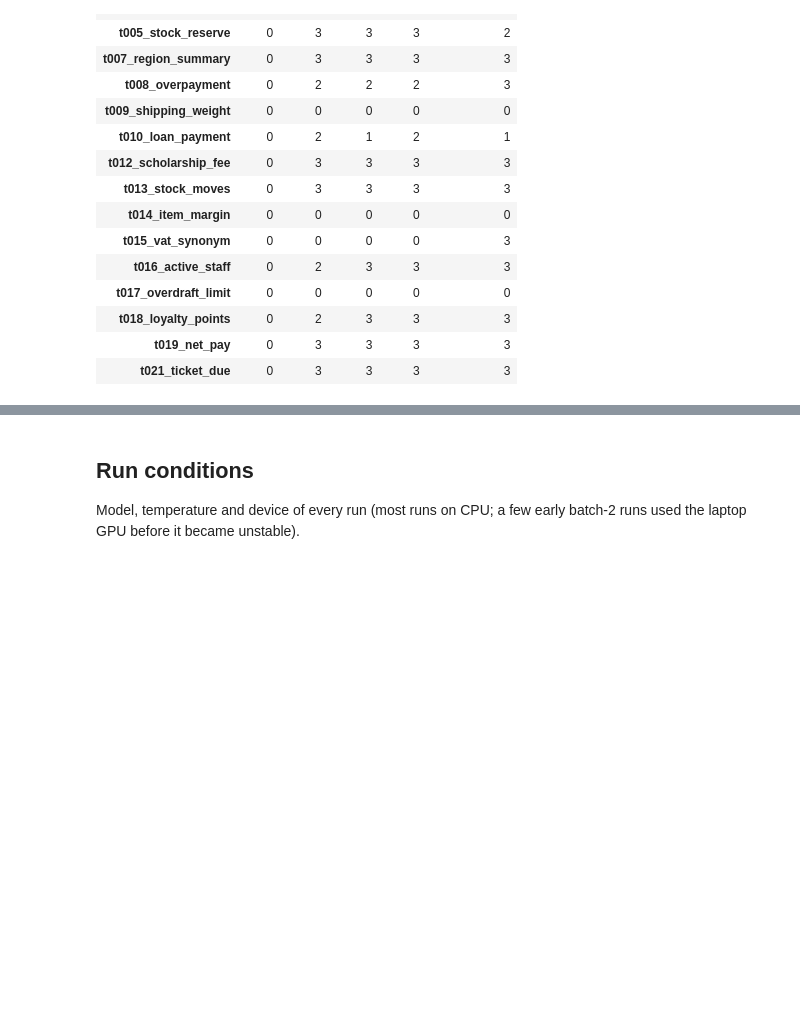
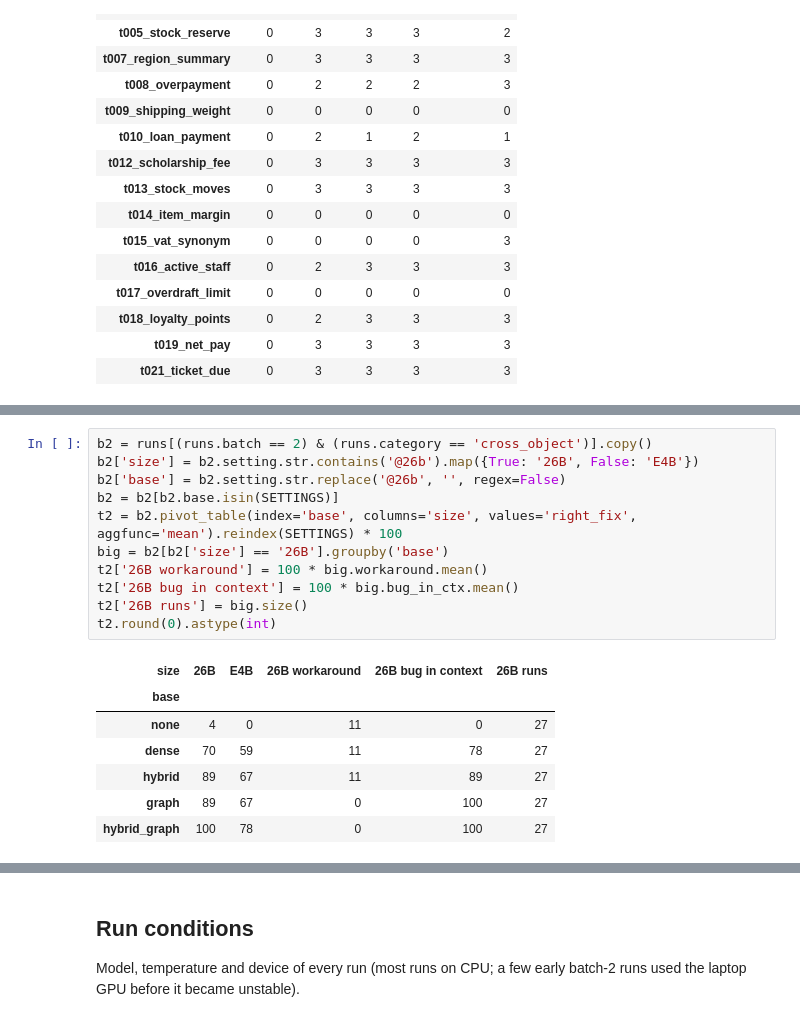
Before and after one commit to akhterquddus-ops/plsql-fix, a Jupyter notebook: notebooks/plsql_fix_results.ipynb, the cells around one changed output, grey strips where cells are left out. Drawn from its saved outputs; the diff is of its cells as text; blank space fills up the shorter version.

```diff
--- a/notebooks/plsql_fix_results.ipynb
+++ b/notebooks/plsql_fix_results.ipynb
@@ -165,0 +170,19 @@ per_task
+# %%
+b2 = runs[(runs.batch == 2) & (runs.category == 'cross_object')].copy()
+b2['size'] = b2.setting.str.contains('@26b').map({True: '26B', False: 'E4B'})
+b2['base'] = b2.setting.str.replace('@26b', '', regex=False)
+b2 = b2[b2.base.isin(SETTINGS)]
+t2 = b2.pivot_table(index='base', columns='size', values='right_fix', aggfunc='mean').reindex(SETTINGS) * 100
+big = b2[b2['size'] == '26B'].groupby('base')
+t2['26B workaround'] = 100 * big.workaround.mean()
+t2['26B bug in context'] = 100 * big.bug_in_ctx.mean()
+t2['26B runs'] = big.size()
+t2.round(0).astype(int)
+# %% [output]
+| size | 26B | E4B | 26B workaround | 26B bug in context | 26B runs |
+| base |  |  |  |  |  |
+| none | 4 | 0 | 11 | 0 | 27 |
+| dense | 70 | 59 | 11 | 78 | 27 |
+| hybrid | 89 | 67 | 11 | 89 | 27 |
+| graph | 89 | 67 | 0 | 100 | 27 |
+| hybrid_graph | 100 | 78 | 0 | 100 | 27 |
```
Also changed, not shown: parts of 4 cells of this notebook, 1 other file.
